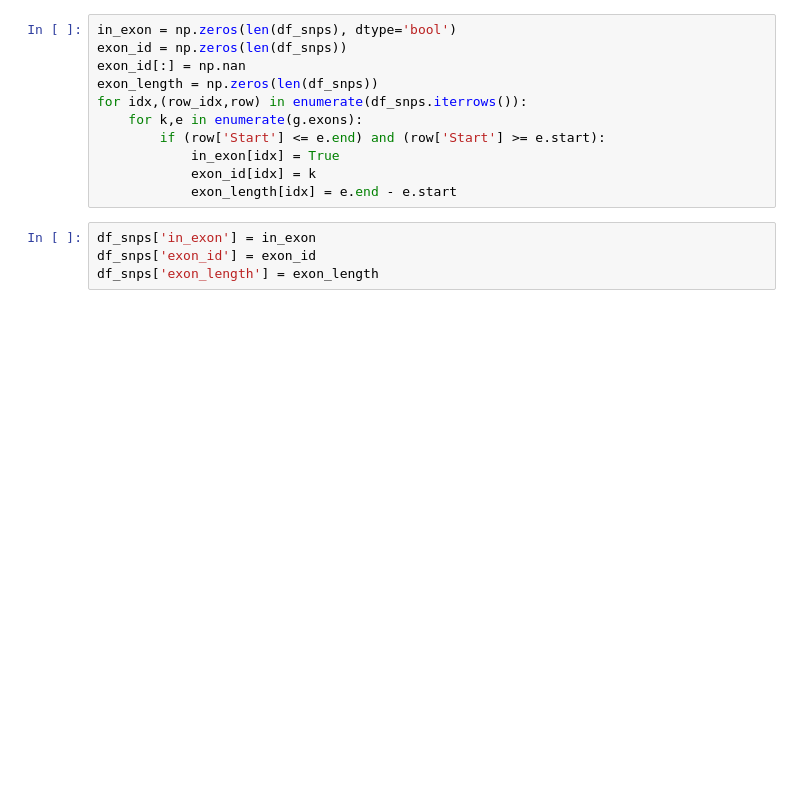
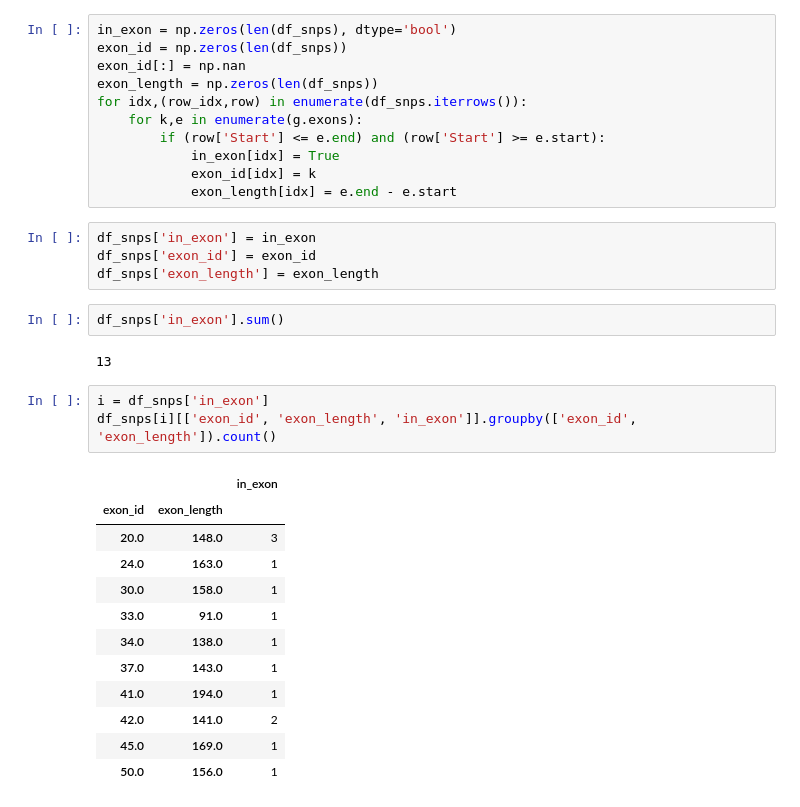
Before and after one commit to mschachter/genomics_class, a Jupyter notebook: NF-kB Analysis.ipynb, the cells around one changed output. Drawn from its saved outputs; the diff is of its cells as text; blank space fills up the shorter version.

```diff
--- a/NF-kB Analysis.ipynb
+++ b/NF-kB Analysis.ipynb
@@ -429,3 +409,23 @@ for idx,(row_idx,row) in enumerate(df_snps.iterrows()):
 df_snps['in_exon'] = in_exon
 df_snps['exon_id'] = exon_id
 df_snps['exon_length'] = exon_length
+# %%
+df_snps['in_exon'].sum()
+# %% [output]
+13
+# %%
+i = df_snps['in_exon']
+df_snps[i][['exon_id', 'exon_length', 'in_exon']].groupby(['exon_id', 'exon_length']).count()
+# %% [output]
+|  |  | in_exon |
+| exon_id | exon_length |  |
+| 20.0 | 148.0 | 3 |
+| 24.0 | 163.0 | 1 |
+| 30.0 | 158.0 | 1 |
+| 33.0 | 91.0 | 1 |
+| 34.0 | 138.0 | 1 |
+| 37.0 | 143.0 | 1 |
+| 41.0 | 194.0 | 1 |
+| 42.0 | 141.0 | 2 |
+| 45.0 | 169.0 | 1 |
+| 50.0 | 156.0 | 1 |
```
Also changed, not shown: parts of 2 cells of this notebook.
